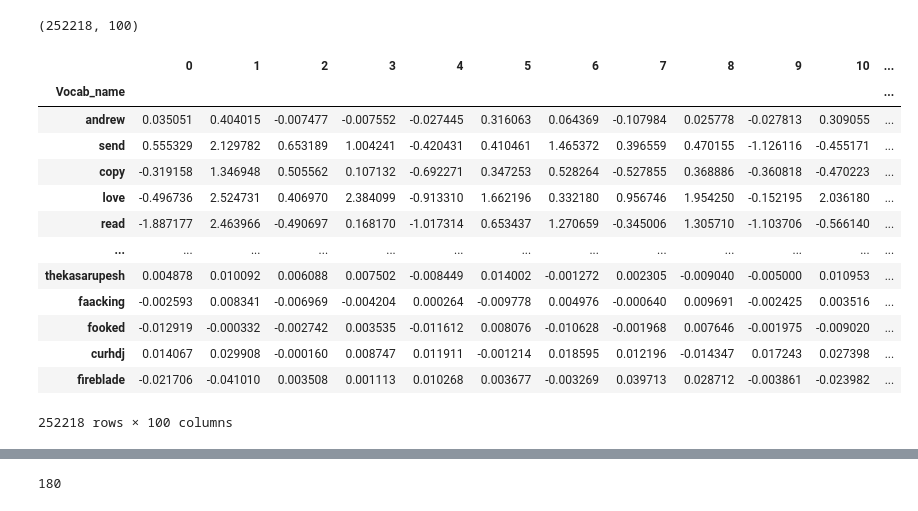
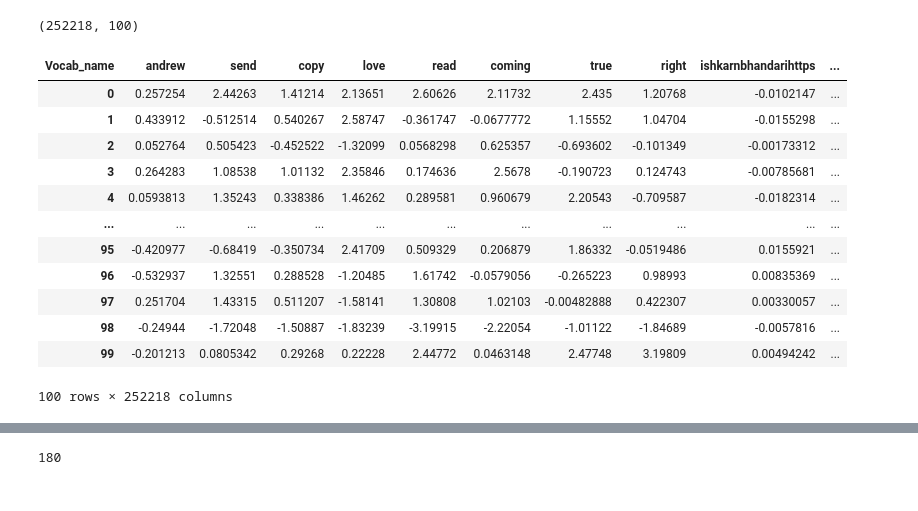
Before and after one commit to sayantikag98/Depression_Analysis, a Jupyter notebook: Depression_analysis_from_tweets_(Model_Building).ipynb, the cells around one changed output, grey strips where cells are left out. Drawn from its saved outputs; the diff is of its cells as text; code cells hidden in the pictures.

```diff
--- a/Depression_analysis_from_tweets_(Model_Building).ipynb
+++ b/Depression_analysis_from_tweets_(Model_Building).ipynb
@@ -206,18 +193,21 @@ df_word2vec=pd.DataFrame(X)
 # %%
 df_word2vec.insert(0,'Vocab_name',word)
 df_word2vec.set_index('Vocab_name')
+df_word2vec=df_word2vec.transpose(copy=False)
+df_word2vec.columns = df_word2vec.iloc[0]
+df_word2vec = df_word2vec[1:]
+df_word2vec
 # %% [output]
-|  | 0 | 1 | 2 | 3 | 4 | 5 | 6 | 7 | 8 | 9 | 10 | ... |
-| Vocab_name |  |  |  |  |  |  |  |  |  |  |  | ... |
-| andrew | 0.035051 | 0.404015 | -0.007477 | -0.007552 | -0.027445 | 0.316063 | 0.064369 | -0.107984 | 0.025778 | -0.027813 | 0.309055 | ... |
-| send | 0.555329 | 2.129782 | 0.653189 | 1.004241 | -0.420431 | 0.410461 | 1.465372 | 0.396559 | 0.470155 | -1.126116 | -0.455171 | ... |
-| copy | -0.319158 | 1.346948 | 0.505562 | 0.107132 | -0.692271 | 0.347253 | 0.528264 | -0.527855 | 0.368886 | -0.360818 | -0.470223 | ... |
-| love | -0.496736 | 2.524731 | 0.406970 | 2.384099 | -0.913310 | 1.662196 | 0.332180 | 0.956746 | 1.954250 | -0.152195 | 2.036180 | ... |
-| read | -1.887177 | 2.463966 | -0.490697 | 0.168170 | -1.017314 | 0.653437 | 1.270659 | -0.345006 | 1.305710 | -1.103706 | -0.566140 | ... |
-| ... | ... | ... | ... | ... | ... | ... | ... | ... | ... | ... | ... | ... |
-| thekasarupesh | 0.004878 | 0.010092 | 0.006088 | 0.007502 | -0.008449 | 0.014002 | -0.001272 | 0.002305 | -0.009040 | -0.005000 | 0.010953 | ... |
-| faacking | -0.002593 | 0.008341 | -0.006969 | -0.004204 | 0.000264 | -0.009778 | 0.004976 | -0.000640 | 0.009691 | -0.002425 | 0.003516 | ... |
-| fooked | -0.012919 | -0.000332 | -0.002742 | 0.003535 | -0.011612 | 0.008076 | -0.010628 | -0.001968 | 0.007646 | -0.001975 | -0.009020 | ... |
-| curhdj | 0.014067 | 0.029908 | -0.000160 | 0.008747 | 0.011911 | -0.001214 | 0.018595 | 0.012196 | -0.014347 | 0.017243 | 0.027398 | ... |
-| fireblade | -0.021706 | -0.041010 | 0.003508 | 0.001113 | 0.010268 | 0.003677 | -0.003269 | 0.039713 | 0.028712 | -0.003861 | -0.023982 | ... |
+| Vocab_name | andrew | send | copy | love | read | coming | true | right | ishkarnbhandarihttps | ... |
+| 0 | 0.257254 | 2.44263 | 1.41214 | 2.13651 | 2.60626 | 2.11732 | 2.435 | 1.20768 | -0.0102147 | ... |
+| 1 | 0.433912 | -0.512514 | 0.540267 | 2.58747 | -0.361747 | -0.0677772 | 1.15552 | 1.04704 | -0.0155298 | ... |
+| 2 | 0.052764 | 0.505423 | -0.452522 | -1.32099 | 0.0568298 | 0.625357 | -0.693602 | -0.101349 | -0.00173312 | ... |
+| 3 | 0.264283 | 1.08538 | 1.01132 | 2.35846 | 0.174636 | 2.5678 | -0.190723 | 0.124743 | -0.00785681 | ... |
+| 4 | 0.0593813 | 1.35243 | 0.338386 | 1.46262 | 0.289581 | 0.960679 | 2.20543 | -0.709587 | -0.0182314 | ... |
+| ... | ... | ... | ... | ... | ... | ... | ... | ... | ... | ... |
+| 95 | -0.420977 | -0.68419 | -0.350734 | 2.41709 | 0.509329 | 0.206879 | 1.86332 | -0.0519486 | 0.0155921 | ... |
+| 96 | -0.532937 | 1.32551 | 0.288528 | -1.20485 | 1.61742 | -0.0579056 | -0.265223 | 0.98993 | 0.00835369 | ... |
+| 97 | 0.251704 | 1.43315 | 0.511207 | -1.58141 | 1.30808 | 1.02103 | -0.00482888 | 0.422307 | 0.00330057 | ... |
+| 98 | -0.24944 | -1.72048 | -1.50887 | -1.83239 | -3.19915 | -2.22054 | -1.01122 | -1.84689 | -0.0057816 | ... |
+| 99 | -0.201213 | 0.0805342 | 0.29268 | 0.22228 | 2.44772 | 0.0463148 | 2.47748 | 3.19809 | 0.00494242 | ... |
-252218 rows × 100 columns
+100 rows × 252218 columns
```
Also changed, not shown: parts of 48 cells of this notebook.
